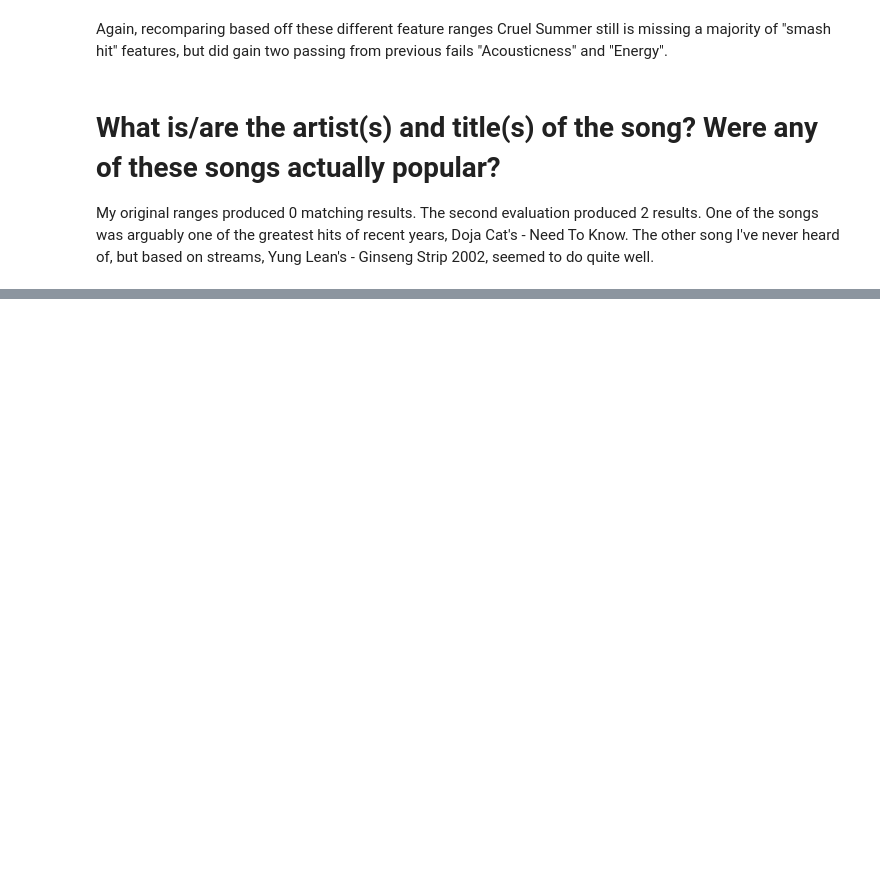
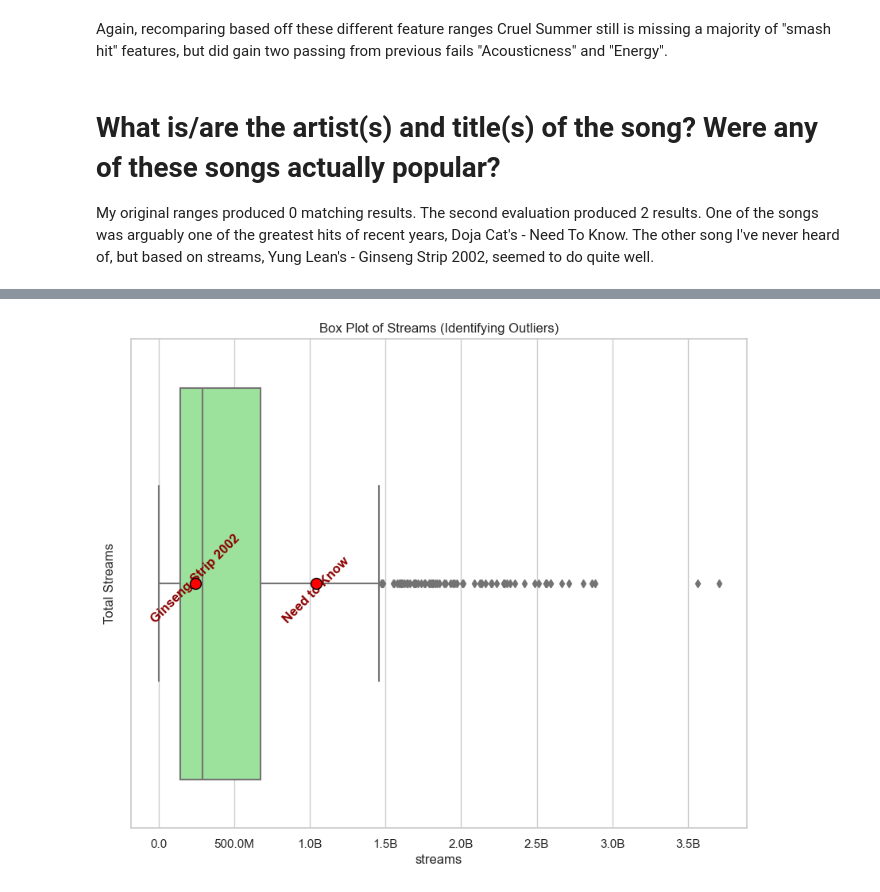
Before and after one commit to Umbretemp/Data_Visualization_And_Modeling, a Jupyter notebook: Lab/1.3 Data Visualization Lab.ipynb, the cells around one changed output, grey strips where cells are left out. Saved outputs shown, nothing was run; the diff lists cells and outputs as text; code cells hidden in the pictures; blank space fills up the shorter version.

```diff
--- a/Lab/1.3 Data Visualization Lab.ipynb
+++ b/Lab/1.3 Data Visualization Lab.ipynb
@@ -583,3 +664,10 @@ Again, recomparing based off these different feature ranges Cruel Summer still i
 
 My original ranges produced 0 matching results.
 The second evaluation produced 2 results. One of the songs was arguably one of the greatest hits of recent years, Doja Cat's - Need To Know. The other song I've never heard of, but based on streams, Yung Lean's - Ginseng Strip 2002, seemed to do quite well.
+# %%
+df['streams'] = pd.to_numeric(df['streams'], errors='coerce') #ints
+df = df.dropna(subset=['streams']) # nan values
+df['streams'] = df['streams'].astype('Int64')
+
+TopStreams_df = df.sort_values(by='streams', ascending=False)
+df['streams'].describe()
@@ -585,0 +684,42 @@ The second evaluation produced 2 results. One of the songs was arguably one of t
+# %%
+# 1. Define the formatter for readable numbers (e.g., 1B, 100M)
+def human_format(num, pos):
+    magnitude = 0
+    while abs(num) >= 1000:
+        magnitude += 1
+        num /= 1000.0
+    return '%.1f%s' % (num, ['', 'K', 'M', 'B', 'T'][magnitude])
+
+plt.figure(figsize=(10, 8))
+
+# 2. Create the Box Plot
+# y='streams' plots the values vertically. Change to x='streams' for horizontal.
+sns.boxplot(data=df, x='streams', color='lightgreen')
+
+songs_to_highlight = ["Need to Know", "Ginseng Strip 2002"]
+
+# Loop through the list and plot each one
+for song_name in songs_to_highlight:
+    # Find the row in the dataframe
+    song_data = df[df['track_name'].str.contains(song_name, case=False, na=False)]
+
+    if not song_data.empty:
+        # Get the stream count (taking the first match if there are duplicates)
+        streams_val = song_data.iloc[0]['streams']
+
+        # Plot a red dot at (x=streams, y=0)
+        # zorder=5 ensures the dot sits ON TOP of the box plot
+        plt.scatter(x=streams_val, y=0, color='red', s=100, zorder=5, edgecolors='black')
+
+        # Add a label slightly above the dot (y=0.1)
+        plt.text(x=streams_val, y=0.08, s=song_name, color='darkred',
+                 fontweight='bold', ha='center', rotation=45)
+
+# 3. Apply the readable format to the Y-axis
+plt.gca().xaxis.set_major_formatter(ticker.FuncFormatter(human_format))
+
+plt.title('Box Plot of Streams (Identifying Outliers)')
+plt.ylabel('Total Streams')
+plt.show()
+# %% [output]
+[figure, added]
```
Also changed, not shown: parts of 12 cells of this notebook.
